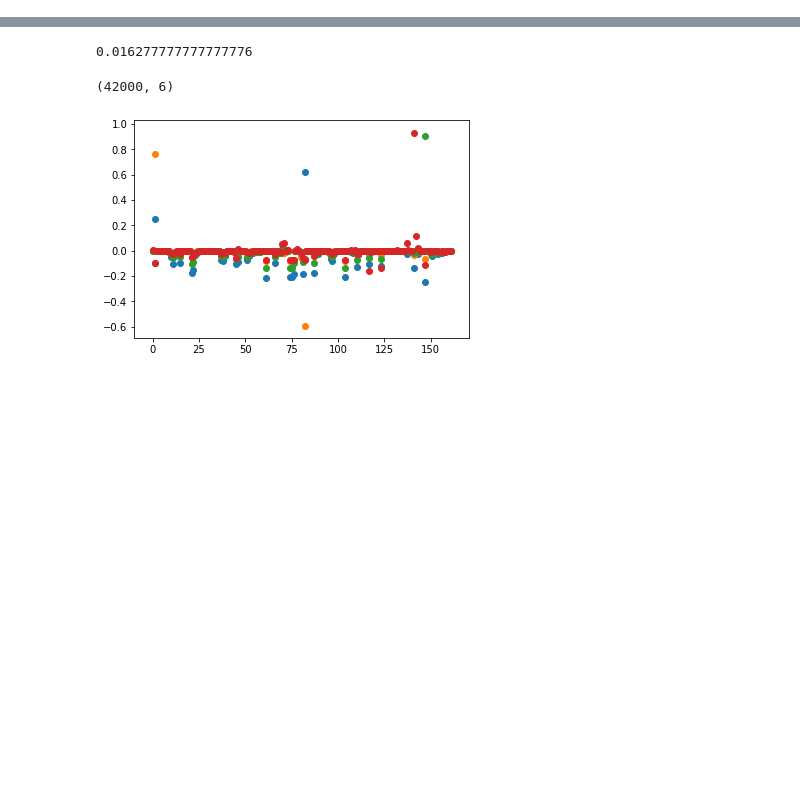
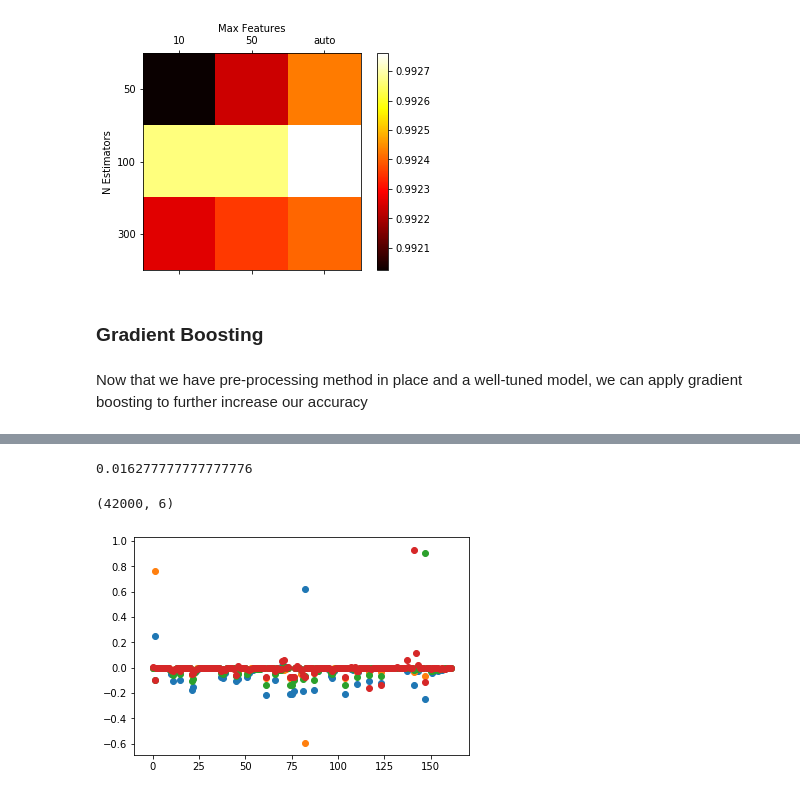
Before and after one commit to Avashist1998/ConocoPhillips, a Jupyter notebook: main.ipynb, the cells around one changed output, grey strips where cells are left out. Drawn from its saved outputs; the diff is of its cells as text; code cells hidden in the pictures; blank space fills up the shorter version.

```diff
--- a/main.ipynb
+++ b/main.ipynb
@@ -136,0 +156,33 @@ print((val_mae))
+# %%
+def grid_search_heatmap(grid_search_results, params, labels):
+    param1, param2 = params
+    label1, label2 = labels
+    param_index = grid_search_results['params']
+    mean_test_scores = grid_search_results['mean_test_score']
+    cv_data = {
+        param1: [],
+        param2: [],
+        'mean_test_score': []
+    }
+    for i in range(len(param_index)):
+        cv_data[param1].append(param_index[i][param1])
+        cv_data[param2].append(param_index[i][param2])
+        cv_data['mean_test_score'].append(mean_test_scores[i])
+    grid_search_results = pd.DataFrame(cv_data)
+    p1 = grid_search_results[param1].unique()
+    p2 = grid_search_results[param2].unique()
+    grid_search = np.zeros((len(p1), len(p2)))
+    for i in range(len(p1)):
+        for j in range(len(p2)):
+            grid_search[i][j] = grid_search_results[
+                (grid_search_results[param1] == p1[i]) &
+                (grid_search_results[param2] == p2[j])
+            ]['mean_test_score']
+    fig, ax = plt.subplots()
+    cax = ax.matshow(grid_search, cmap='hot')
+    fig.colorbar(cax)
+    ax.set_xticklabels(['']+[str(p) for p in p1])
+    ax.set_yticklabels(['']+[str(p) for p in p2])
+    ax.set_xlabel(label1)
+    ax.xaxis.set_label_position('top')
+    ax.set_ylabel(label2)
@@ -136,0 +232,16 @@ print((val_mae))
+# %%
+X = preprocess_data(train_df.drop('target', axis=1), scaler, nan_thresh=0.6, replace='zero')
+y = train_df['target']
+X_train, X_test, y_train, y_test = train_test_split(X, y, test_size=0.3)
+rf = RandomForestClassifier(n_estimators=100)
+params = {'n_estimators': [50, 100, 300], 'max_features': [10, 50, 'auto']}
+clf = GridSearchCV(rf, params)
+clf.fit(X_train, y_train)
+y_pred = clf.predict(X_test)
+grid_search_heatmap(clf.cv_results_, ['max_features', 'n_estimators'], ['Max Features', 'N Estimators'])
+# %% [output]
+[figure, added]
+# %% [markdown]
+### Gradient Boosting
+# %% [markdown]
+Now that we have pre-processing method in place and a well-tuned model, we can apply gradient boosting to further increase our accuracy
```
Also changed, not shown: parts of 59 cells of this notebook.
